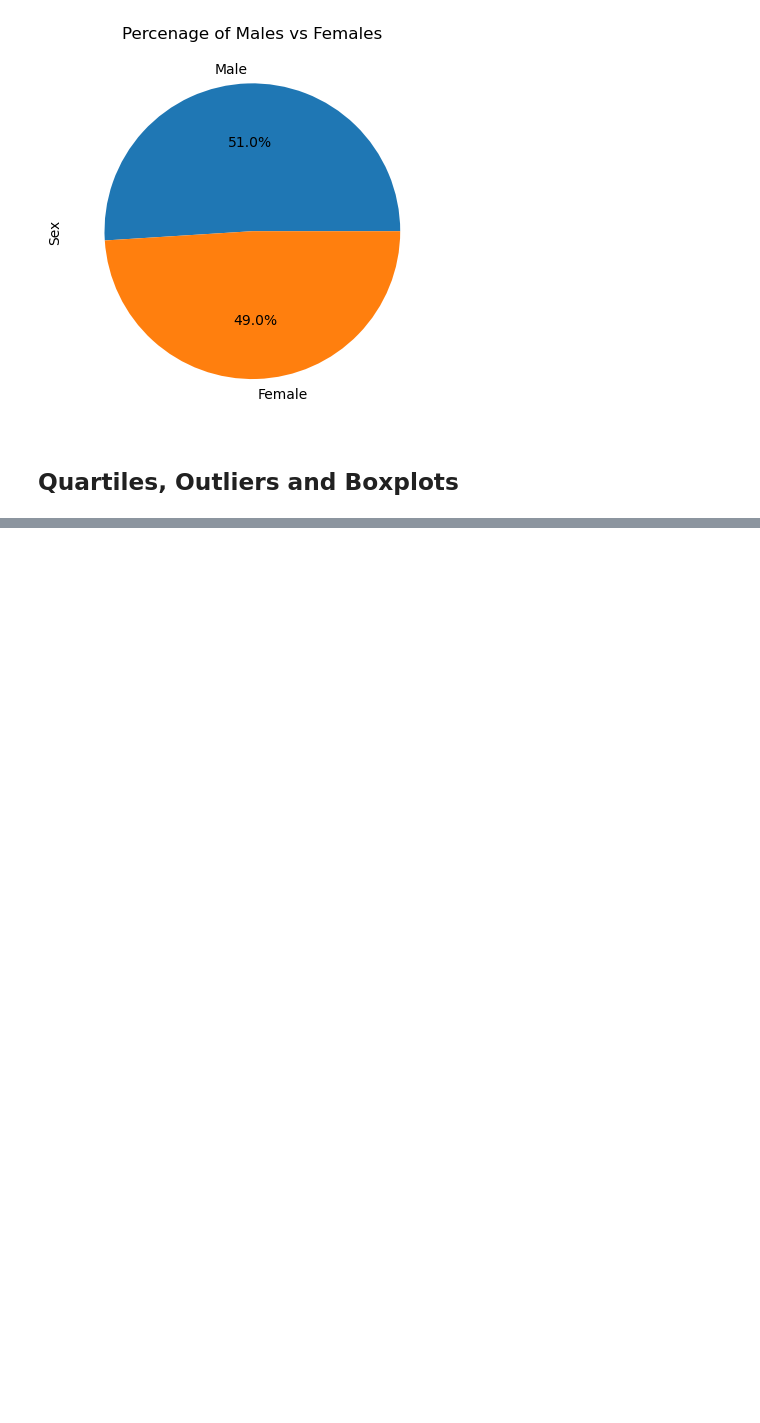
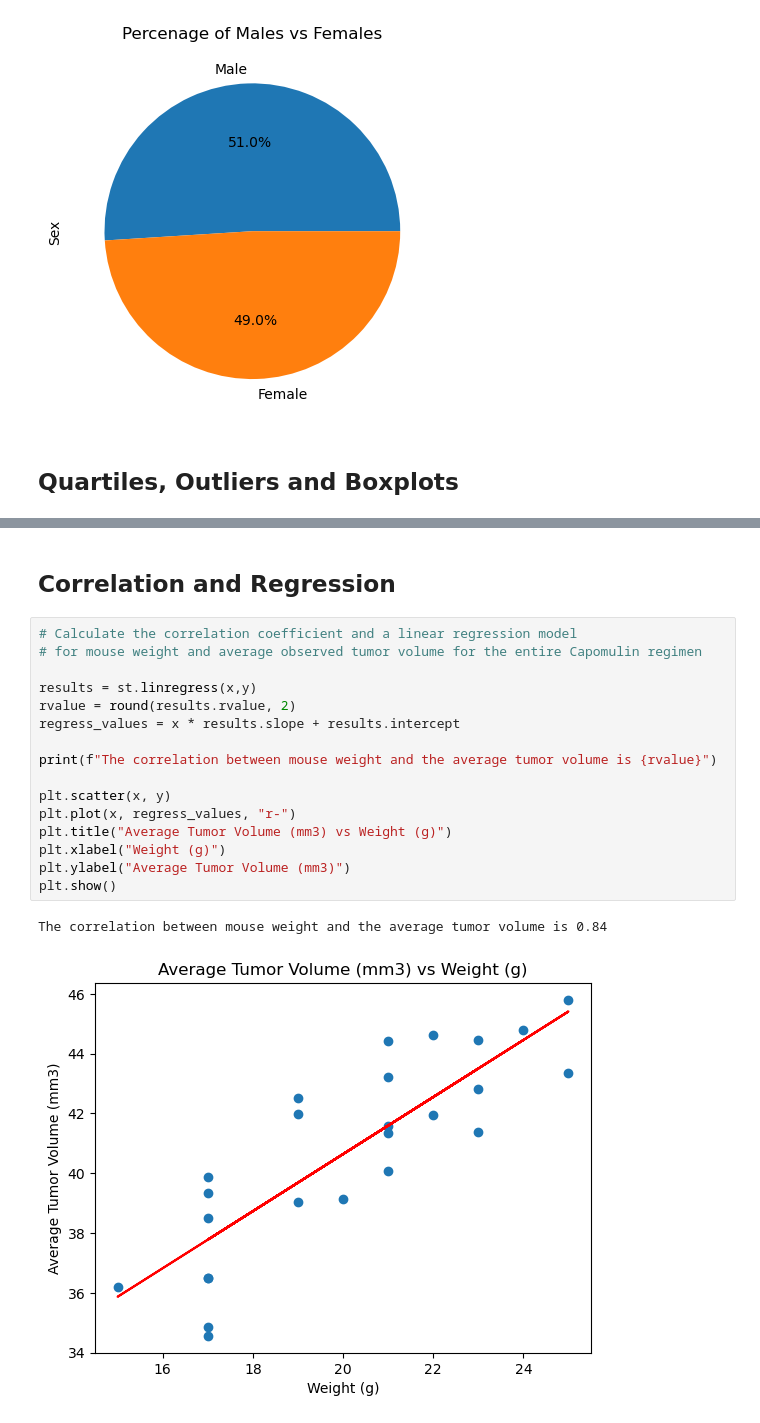
Before and after one commit to Hensonkk/Module-5-Challenge, a Jupyter notebook: Pymaceuticals/Pymaceuticals.ipynb, the cells around one changed output, grey strips where cells are left out. Cells and saved outputs as stored; diff of their text form; blank space fills up the shorter version.

```diff
--- a/Pymaceuticals/Pymaceuticals.ipynb
+++ b/Pymaceuticals/Pymaceuticals.ipynb
@@ -196,0 +242,21 @@ TypeError: You have to supply one of 'by' and 'level'
+# %% [markdown]
+## Correlation and Regression
+# %%
+# Calculate the correlation coefficient and a linear regression model
+# for mouse weight and average observed tumor volume for the entire Capomulin regimen
+
+results = st.linregress(x,y)
+rvalue = round(results.rvalue, 2)
+regress_values = x * results.slope + results.intercept
+
+print(f"The correlation between mouse weight and the average tumor volume is {rvalue}")
+
+plt.scatter(x, y)
+plt.plot(x, regress_values, "r-")
+plt.title("Average Tumor Volume (mm3) vs Weight (g)")
+plt.xlabel("Weight (g)")
+plt.ylabel("Average Tumor Volume (mm3)")
+plt.show()
+# %% [output]
+The correlation between mouse weight and the average tumor volume is 0.84
+[figure, added]
```
Also changed, not shown: parts of 6 cells of this notebook.
